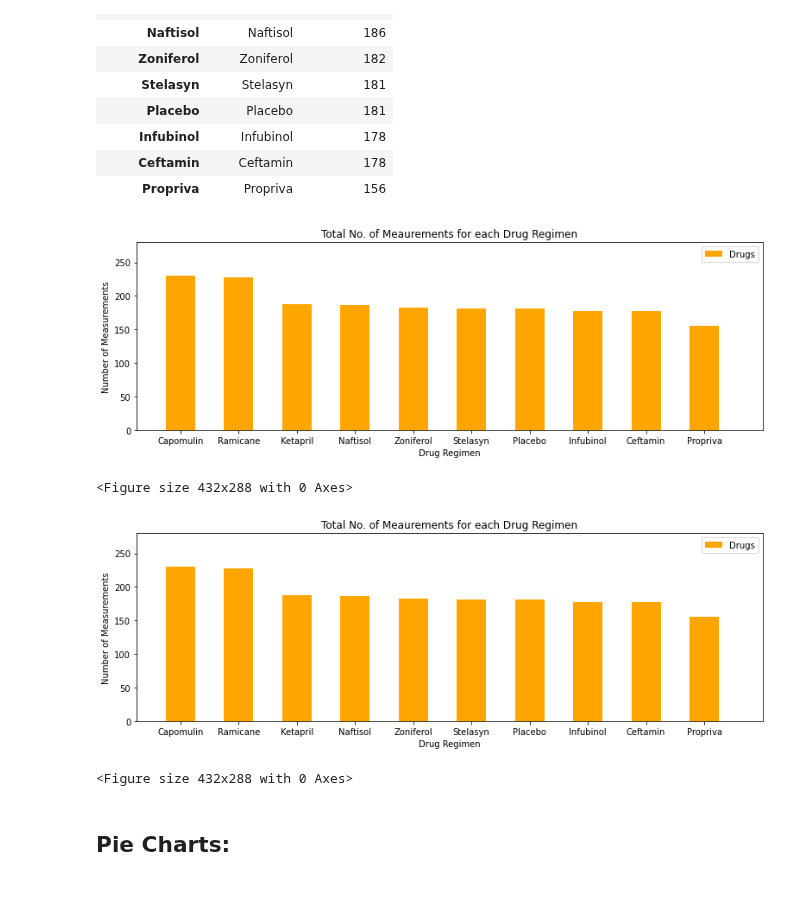
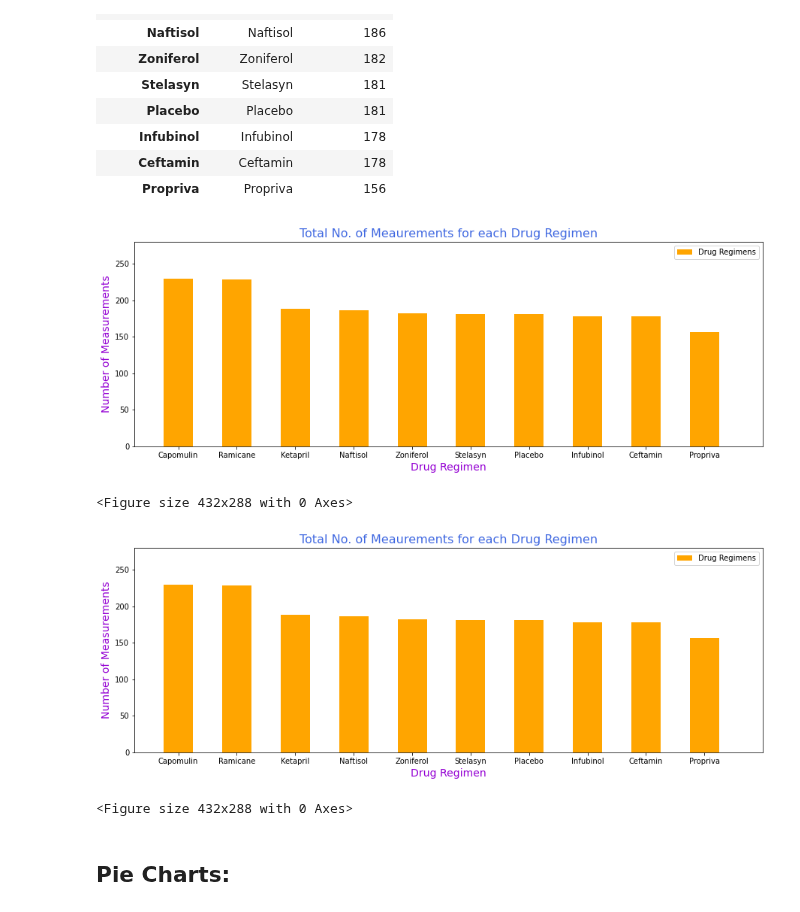
Before and after one commit to divya-gh/Matplotlib-Challenge, a Jupyter notebook: Pymaceuticals/pymaceuticals_starter.ipynb, the cells around one changed output. Saved outputs shown, nothing was run; the diff lists cells and outputs as text; code cells hidden in the pictures.

```diff
--- a/Pymaceuticals/pymaceuticals_starter.ipynb
+++ b/Pymaceuticals/pymaceuticals_starter.ipynb
@@ -273,34 +273,34 @@ barplot_df
 | Propriva | Propriva | 156 |
 # %%
 #Ploting Bar Chart with title and labels
-regimen_chart = y_axis.plot.bar(title="Total No. of Meaurements for each Drug Regimen" ,
-                                label='Drugs',figsize =(13,4) , rot=0,  color = 'orange')
+regimen_chart = y_axis.plot.bar(label='Drug Regimens',figsize =(15,5) , rot=0,  color = 'orange')
 
 #Custommizing the chart
 #set label and legend
-regimen_chart.set_xlabel("Drug Regimen")
-regimen_chart.set_ylabel("Number of Measurements")
+regimen_chart.set_xlabel("Drug Regimen" ,fontdict={'fontsize': 14 ,"fontweight":3, 'color': 'darkviolet'})
+regimen_chart.set_ylabel("Number of Measurements", fontdict={'fontsize': 14 ,"fontweight":3, 'color': 'darkviolet'} )
+regimen_chart.set_title("Total No. of Meaurements for each Drug Regimen",fontdict={'fontsize': 16 , 'color': 'royalblue'})
 plt.legend(loc ='best')
 
 #set X and Y limits
 plt.xlim(-0.75,len(x_axis))
 plt.ylim(0,max(y_axis)+50)
 
 plt.show()
 plt.tight_layout()
 # %% [output]
-[figure, old version]
+[figure, new version]
 <Figure size 432x288 with 0 Axes>
 # %%
 # Generate a bar plot showing the total number of measurements taken on each drug regimen using pyplot.
-plt.figure(figsize=(13,4))
-plt.bar(x_axis , y_axis, label='Drugs',  color = 'orange', width =0.5)
+plt.figure(figsize=(15,5))
+plt.bar(x_axis , y_axis, label='Drug Regimens',  color = 'orange', width =0.5)
 
 #Custommizing the chart
 #set label and legend and Title
-plt.title("Total No. of Meaurements for each Drug Regimen")
-plt.xlabel("Drug Regimen")
-plt.ylabel("Number of Measurements")
+plt.title("Total No. of Meaurements for each Drug Regimen",fontdict={'fontsize': 16 , 'color': 'royalblue'})
+plt.xlabel("Drug Regimen", fontdict={'fontsize': 14 ,"fontweight":3, 'color': 'darkviolet'})
+plt.ylabel("Number of Measurements" , fontdict={'fontsize': 14 ,"fontweight":3, 'color': 'darkviolet'})
 
 #setting X and Y limits
 plt.xlim(-0.75,len(x_axis))
@@ -310,7 +310,7 @@ plt.legend(loc ='best')
 plt.show()
 plt.tight_layout()
 # %% [output]
-[figure, old version]
+[figure, new version]
 <Figure size 432x288 with 0 Axes>
 # %% [markdown]
 ## Pie Charts:
```
Also changed, not shown: parts of 2 cells of this notebook.
